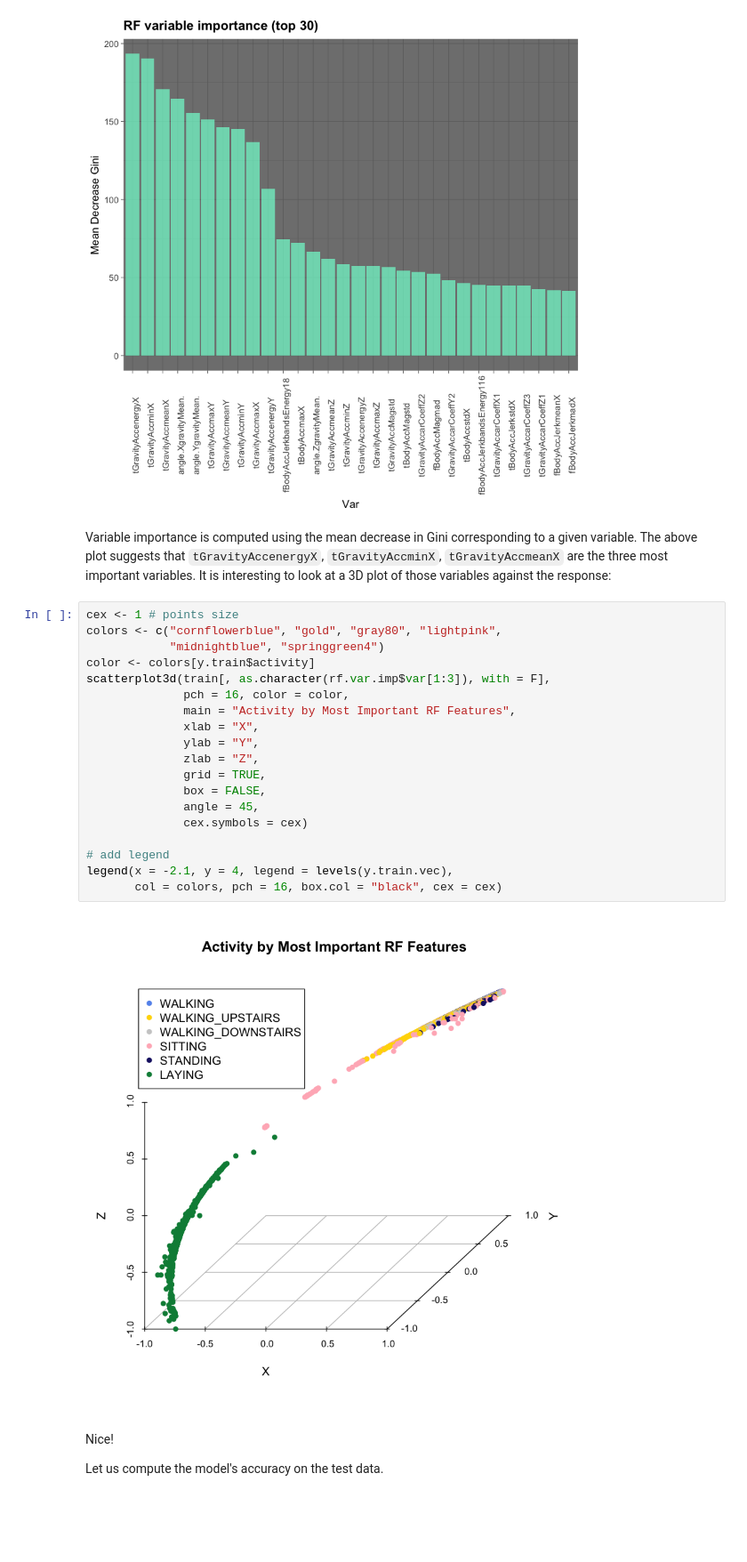
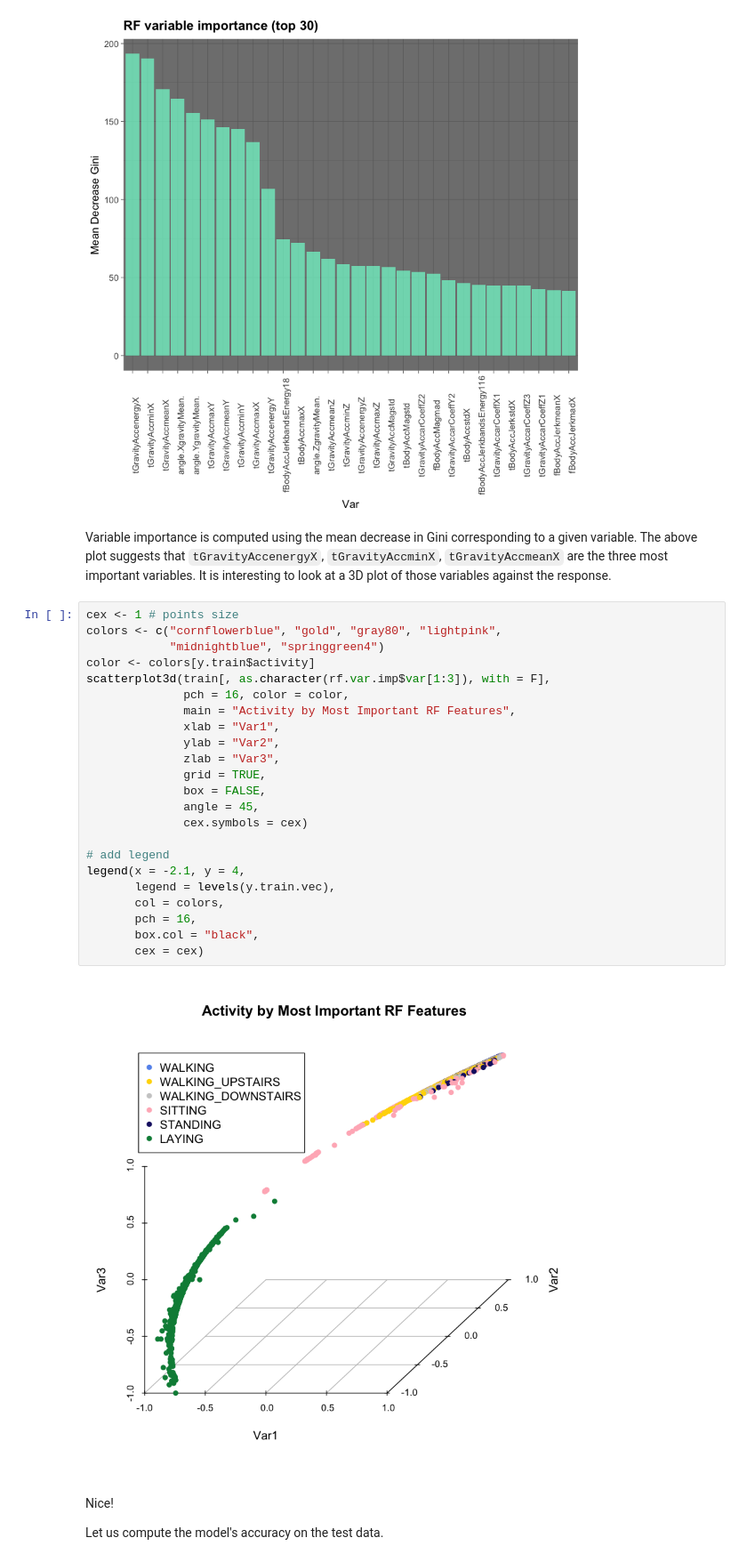
Before and after one commit to AvivNavon/HAR, a Jupyter notebook: HAR_Notebook.ipynb, the cells around one changed output. Shown at 89% size. Drawn from its saved outputs; the diff is of its cells as text; blank space fills up the shorter version.

```diff
--- a/HAR_Notebook.ipynb
+++ b/HAR_Notebook.ipynb
@@ -513,28 +530,32 @@ ggplot(rf.var.imp[1:num.var,], aes(ord.vars, imp)) +
 # %% [output]
 [figure]
 # %% [markdown]
-Variable importance is computed using the mean decrease in Gini corresponding to a given variable. The above plot suggests that `tGravityAccenergyX`, `tGravityAccminX`, `tGravityAccmeanX` are the three most important variables. It is interesting to look at a 3D plot of those variables against the response:
+Variable importance is computed using the mean decrease in Gini corresponding to a given variable. The above plot suggests that `tGravityAccenergyX`, `tGravityAccminX`, `tGravityAccmeanX` are the three most important variables. It is interesting to look at a 3D plot of those variables against the response.
 # %%
 cex <- 1 # points size
 colors <- c("cornflowerblue", "gold", "gray80", "lightpink",
             "midnightblue", "springgreen4")
 color <- colors[y.train$activity]
 scatterplot3d(train[, as.character(rf.var.imp$var[1:3]), with = F],
               pch = 16, color = color,
               main = "Activity by Most Important RF Features",
-              xlab = "X",
-              ylab = "Y",
-              zlab = "Z",
+              xlab = "Var1",
+              ylab = "Var2",
+              zlab = "Var3",
               grid = TRUE,
               box = FALSE,
               angle = 45,
               cex.symbols = cex)
 
 # add legend
-legend(x = -2.1, y = 4, legend = levels(y.train.vec),
-       col = colors, pch = 16, box.col = "black", cex = cex)
+legend(x = -2.1, y = 4,
+       legend = levels(y.train.vec),
+       col = colors,
+       pch = 16,
+       box.col = "black",
+       cex = cex)
 # %% [output]
-[figure, old version]
+[figure, new version]
 # %% [markdown]
 Nice!
 
```
Also changed, not shown: parts of 29 cells of this notebook.
